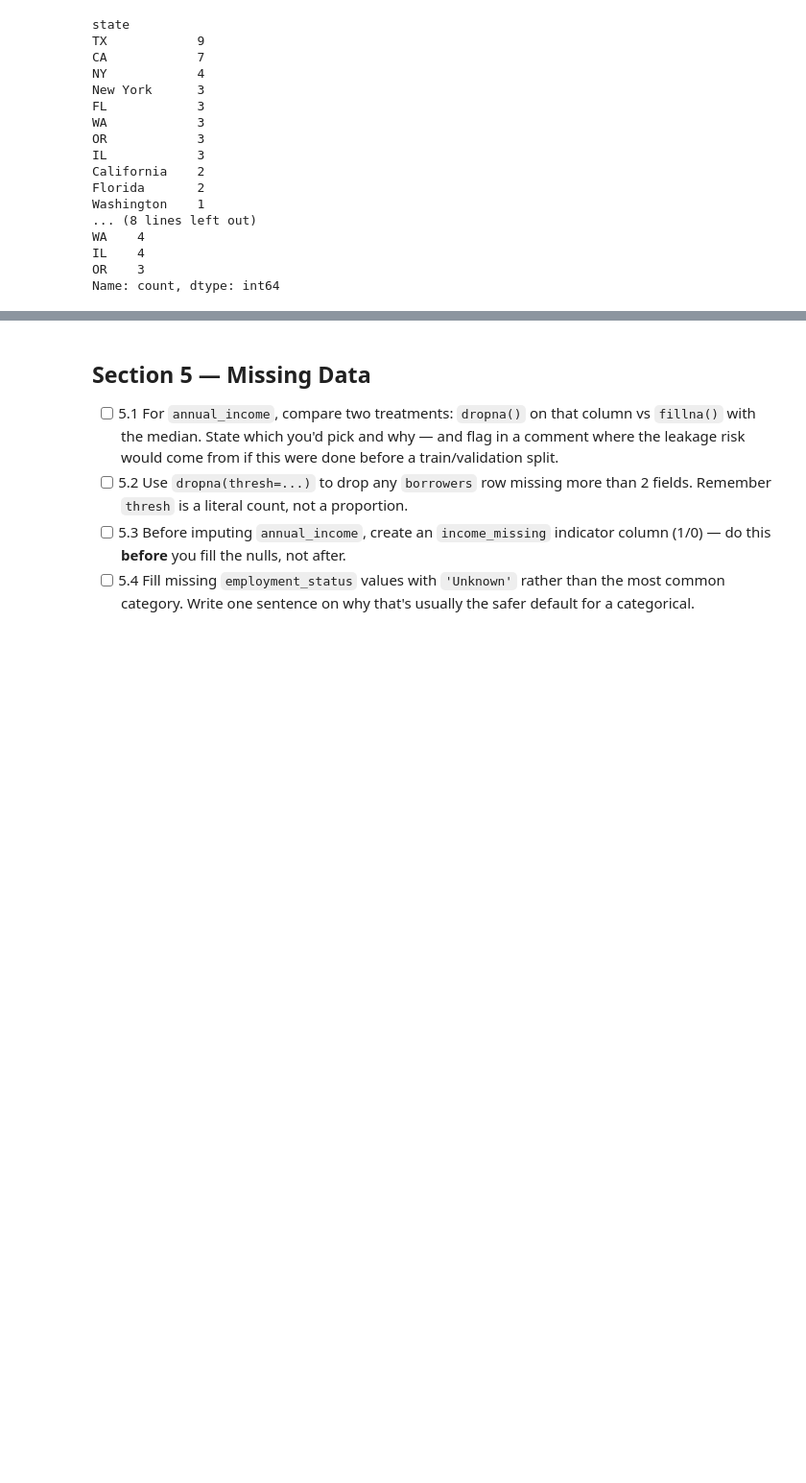
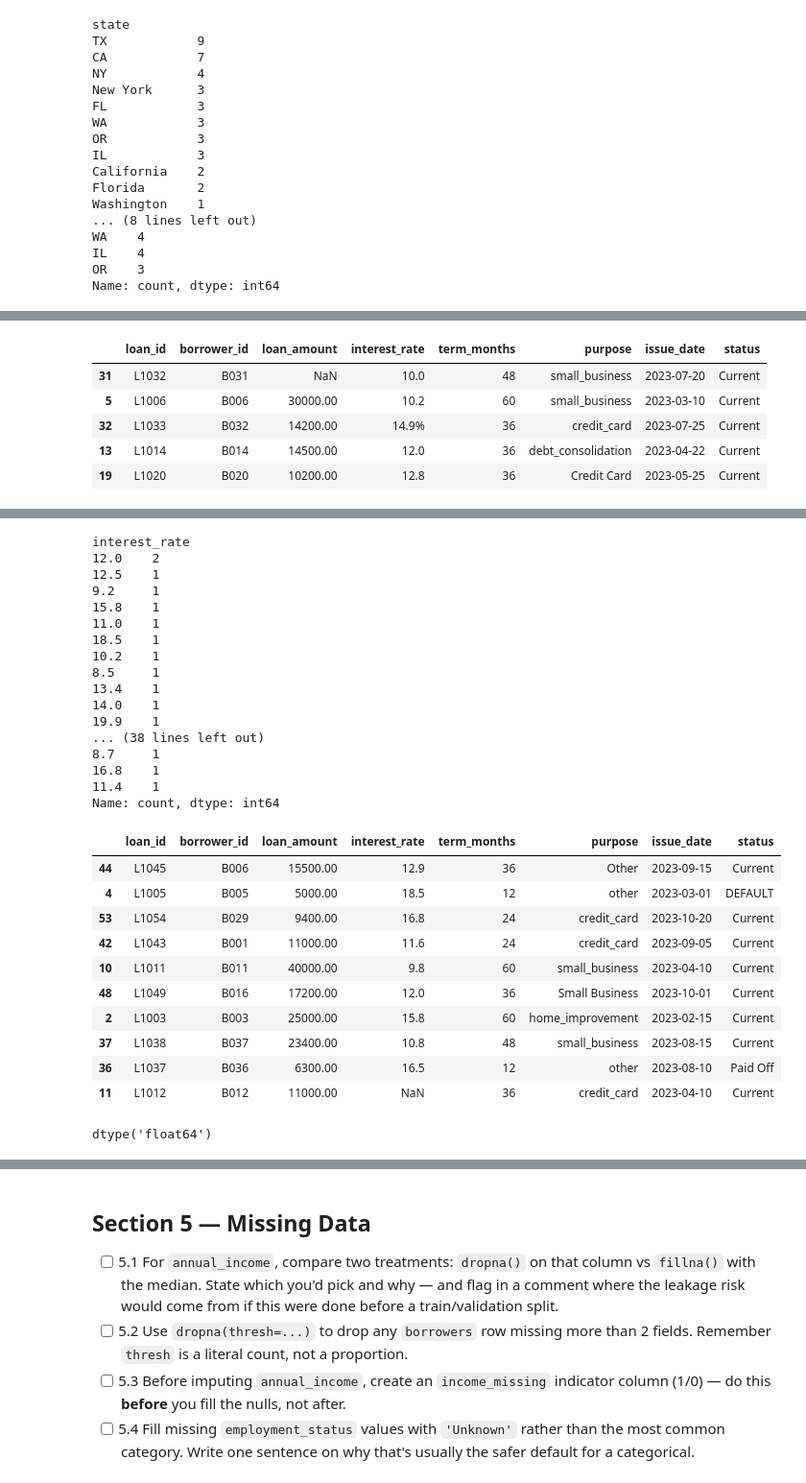
Before and after one commit to smallchuch/CreditRiskLearning, a Jupyter notebook: Practice Datasets/pandas_practice_notebook_v2.ipynb, the cells around one changed output, grey strips where cells are left out. Shown at 96% size. Saved outputs shown, nothing was run; the diff lists cells and outputs as text; code cells hidden in the pictures; blank space fills up the shorter version.

```diff
--- a/Practice Datasets/pandas_practice_notebook_v2.ipynb
+++ b/Practice Datasets/pandas_practice_notebook_v2.ipynb
@@ -1007,2 +1114,21 @@ Name: count, dtype: int64
 # %%
-# Task 3.7
+# Task 3.7 - Issue Date
+
+df_loans['issue_date'].value_counts()
+
+df_loans['issue_date'].dtype
+
+df_loans['issue_date'] = pd.to_datetime(df_loans['issue_date'], format='mixed', errors='coerce')
+
+df_loans['issue_date'].value_counts()
+
+
+# Task 3.7 - Repayments
+
+df_repayments['payment_date'].value_counts()
+
+df_repayments['payment_date'].dtype
+
+df_repayments['payment_date'] = pd.to_datetime(df_repayments['payment_date'], format='mixed', errors='coerce')
+
+df_repayments['payment_date'].value_counts()
@@ -1009,2 +1206,23 @@ Name: count, dtype: int64
 # %%
 # Task 3.8
+
+df_loans.sample(5)
+
+df_loans['interest_rate'].value_counts()
+
+df_loans['interest_rate'] = df_loans['interest_rate'].str.strip('%')
+
+df_loans['interest_rate'].value_counts()
+
+df_loans.sample(10)
+
+df_loans['interest_rate'] = df_loans['interest_rate'].astype('float64')
+
+df_loans['interest_rate'].dtype
+# %% [output]
+|  | loan_id | borrower_id | loan_amount | interest_rate | term_months | purpose | issue_date | status |
+| 31 | L1032 | B031 | NaN | 10.0 | 48 | small_business | 2023-07-20 | Current |
+| 5 | L1006 | B006 | 30000.00 | 10.2 | 60 | small_business | 2023-03-10 | Current |
+| 32 | L1033 | B032 | 14200.00 | 14.9% | 36 | credit_card | 2023-07-25 | Current |
+| 13 | L1014 | B014 | 14500.00 | 12.0 | 36 | debt_consolidation | 2023-04-22 | Current |
+| 19 | L1020 | B020 | 10200.00 | 12.8 | 36 | Credit Card | 2023-05-25 | Current |
@@ -1011,2 +1246,31 @@ Name: count, dtype: int64
+interest_rate
+12.0    2
+12.5    1
+9.2     1
+15.8    1
+11.0    1
+18.5    1
+10.2    1
+8.5     1
+13.4    1
+14.0    1
+19.9    1
+... (38 lines left out)
+8.7     1
+16.8    1
+11.4    1
+Name: count, dtype: int64
+|  | loan_id | borrower_id | loan_amount | interest_rate | term_months | purpose | issue_date | status |
+| 44 | L1045 | B006 | 15500.00 | 12.9 | 36 | Other | 2023-09-15 | Current |
+| 4 | L1005 | B005 | 5000.00 | 18.5 | 12 | other | 2023-03-01 | DEFAULT |
+| 53 | L1054 | B029 | 9400.00 | 16.8 | 24 | credit_card | 2023-10-20 | Current |
+| 42 | L1043 | B001 | 11000.00 | 11.6 | 24 | credit_card | 2023-09-05 | Current |
+| 10 | L1011 | B011 | 40000.00 | 9.8 | 60 | small_business | 2023-04-10 | Current |
+| 48 | L1049 | B016 | 17200.00 | 12.0 | 36 | Small Business | 2023-10-01 | Current |
+| 2 | L1003 | B003 | 25000.00 | 15.8 | 60 | home_improvement | 2023-02-15 | Current |
+| 37 | L1038 | B037 | 23400.00 | 10.8 | 48 | small_business | 2023-08-15 | Current |
+| 36 | L1037 | B036 | 6300.00 | 16.5 | 12 | other | 2023-08-10 | Paid Off |
+| 11 | L1012 | B012 | 11000.00 | NaN | 36 | credit_card | 2023-04-10 | Current |
+dtype('float64')
 # %%
 # Task 3.9
```
Also changed, not shown: parts of 23 cells of this notebook, 1 other file.
